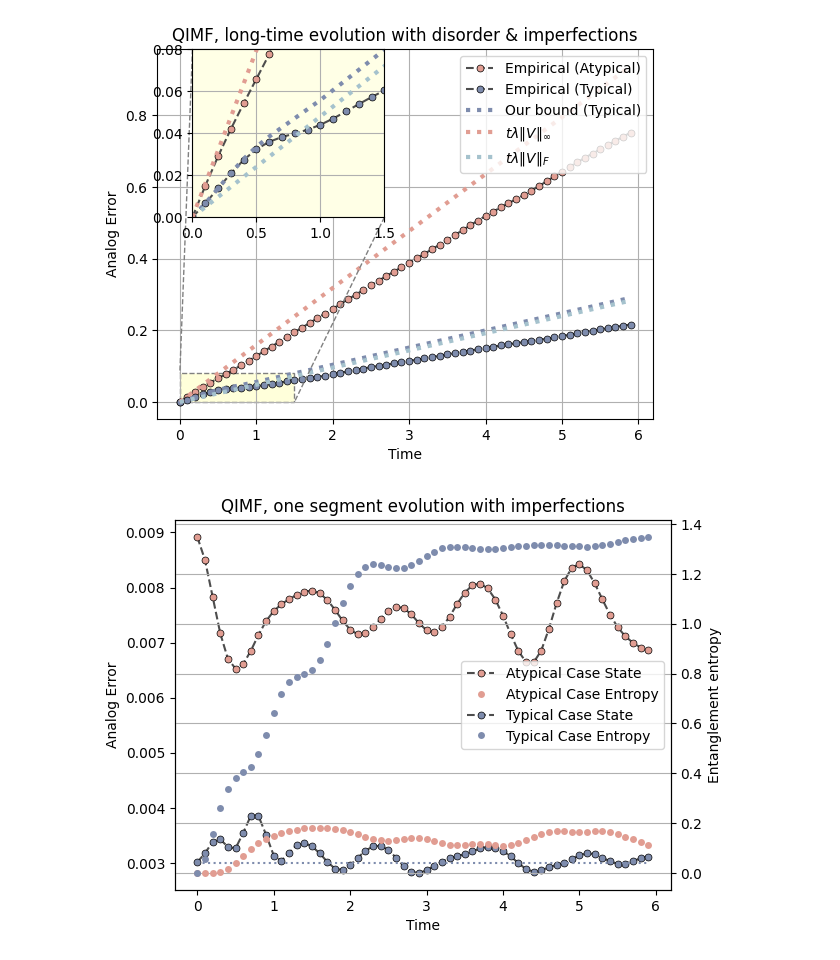
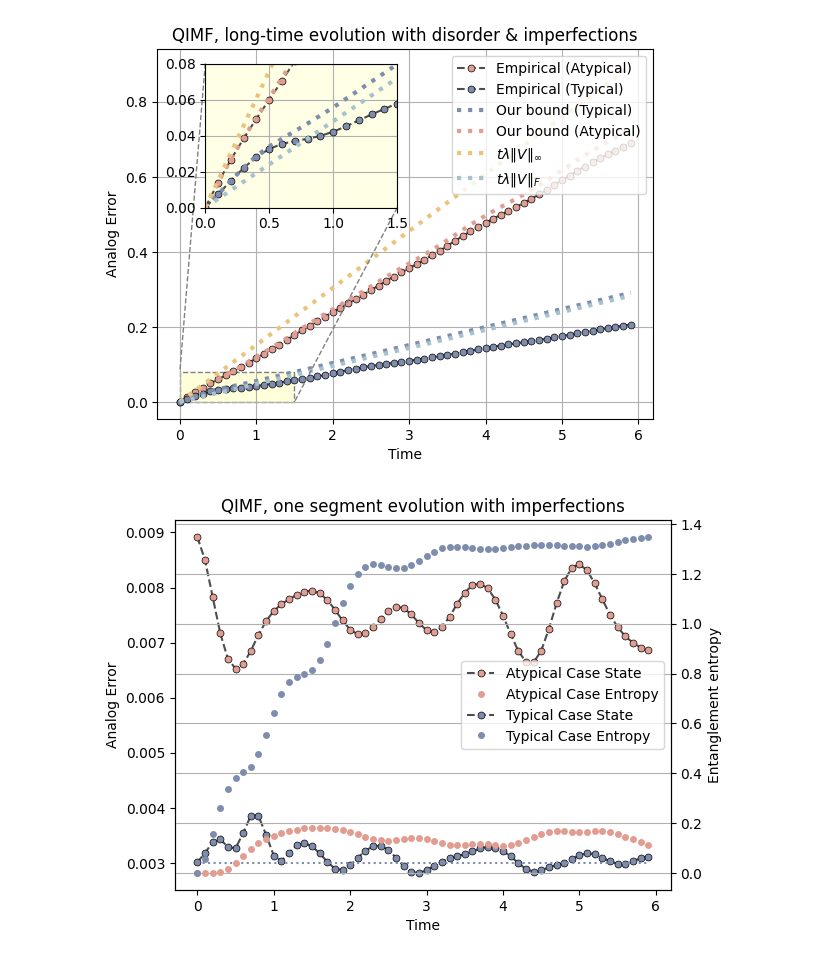
Before and after one commit to minidas/Entanglement-Induced-Resilience-of-Quantum-Dynamics, a Jupyter notebook: qitf_analog.ipynb, the cells around one changed output. Saved outputs shown, nothing was run; the diff lists cells and outputs as text; code cells hidden in the pictures.

```diff
--- a/qitf_analog.ipynb
+++ b/qitf_analog.ipynb
@@ -3,14 +3,14 @@ from qitf_model import *
 import numpy as np
 
 exact_model = QITFModel(hx=0.809,J=1)
-# analog_model = analog_QITF(exact_model,delta=0)
+# analog_model = analog_QITF(exact_model)
 
 import pickle
 
-# with open('./data/analog_model[i].pkl', 'wb') as f:
+# with open('./data/analog_model[di].pkl', 'wb') as f:
 #     pickle.dump(analog_model, f)
 
-with open('./data/analog_model[di].pkl', 'rb') as f:
+with open('./data/analog_model[d].pkl', 'rb') as f:
     analog_model = pickle.load(f)
 # %%
 initial_state = Statevector.from_label('0'*N).data  # Typical case state
@@ -19,8 +19,6 @@ fro_curve=[]
 spec_curve=[]
 V_fro = np.linalg.norm(analog_model.perm, 'fro')/sqrt(d)
 V_spec = np.linalg.norm(analog_model.perm, 2)
-for t in time:
-    spec_curve.append(t*V_spec)
 
 estimate_fro = 0
 U_int = exact_model.get_evolution_segment(segment_time=0.01)
@@ -32,6 +30,15 @@ for t in np.linspace(0,10,11):
         state = U_int @ state
 for t in range(50):
     fro_curve.append(fro_curve[-1]+0.1*V_fro)
+
+estimate_spec = 0
+initial_state = Statevector.from_label('+'*N).data  # Atypical case state
+state=initial_state
+for t in np.linspace(0,60,61):
+    spec_curve.append(estimate_spec)
+    for i in range(10):
+        estimate_spec += 0.01 * np.linalg.norm(analog_model.perm@state)
+        state = U_int @ state
 # %%
 initial_state=Statevector.from_label('+'*N).data
     # analog_model.plot_one_segment(initial_state, mfc='#66C999', label='Separable State')
@@ -44,39 +51,45 @@ analog_model.plot_long_time(initial_state, mfc='#7E8CAD', label='Empirical (Typi
 linear_curve=[]
 for t in time:
     linear_curve.append(t*V_fro)
+worst_curve =[]
+for t in time:
+    worst_curve.append(t*V_spec)
 
 plt.plot(time[:-1], fro_curve[:-1], color="#7E8CAD", linestyle='dotted', label='Our bound (Typical)',linewidth=3)
-plt.plot(time[:-1], spec_curve[:-1], color='#E19D92', linestyle='dotted', label=r'$t\lambda\|V\|_{\infty}$',linewidth=3)
+plt.plot(time[:-1], spec_curve[:-1], color="#E19D92", linestyle='dotted', label='Our bound (Atypical)',linewidth=3)
+plt.plot(time[:-1], worst_curve[:-1], color="#EAC47C", linestyle='dotted', label=r'$t\lambda\|V\|_{\infty}$',linewidth=3)
 plt.plot(time[:-1], linear_curve[:-1], color="#A5C2CD", linestyle='dotted', label=r'$t\lambda\|V\|_{F}$',linewidth=3)
 
 plt.xlabel('Time')
 plt.ylabel('Analog Error')
 # plt.ylim( top=0.3)
 plt.legend(loc=1)
 plt.title('QIMF, long-time evolution with disorder & imperfections')
 plt.grid()
 ax1=plt.gca()
 
 from mpl_toolkits.axes_grid1.inset_locator import mark_inset,BboxConnector
 
-ax2=plt.axes([0.18,0.53,0.3,0.35])
+ax2=plt.axes([0.2,0.55,0.3,0.3])
 ax2.set_xlim(0,1.5)
 ax2.set_ylim(0,0.08)
 ax2.set_facecolor("#ffffe6")
 
-analog_model.plot_long_time(initial_state, mfc='#7E8CAD',label='Typical Case State')
+analog_model.plot_long_time(initial_state, mfc='#7E8CAD',label='Empirical (Typical)')
 plt.plot(time[:-1], fro_curve[:-1], color='#7E8CAD', linestyle='dotted', linewidth=3)
 plt.plot(time[:-1], linear_curve[:-1], color="#A5C2CD", linestyle='dotted', linewidth=3)
 initial_state = Statevector.from_label('+'*N).data  # Atypical case state
 analog_model.plot_long_time(initial_state, mfc="#E19D92", label='Atypical Case State')
-plt.plot(time[:-1], spec_curve[:-1], color='#E19D92', linestyle='dotted', linewidth=3)
+plt.plot(time[:-1], spec_curve[:-1], color="#E19D92", linestyle='dotted', label='Our bound (Atypical)',linewidth=3)
+plt.plot(time[:-1], worst_curve[:-1], color="#EAC47C", linestyle='dotted', label=r'$t\lambda\|V\|_{\infty}$',linewidth=3)
+
 plt.grid()
 # plt.tight_layout()
 mark_inset(ax1, ax2, loc1=2, loc2=4, fc="#ffffda", ec="0.5",linestyle='dashed')
 plt.savefig('./Figures/long-time[di,c=1].pdf', bbox_inches='tight',dpi=600)
 plt.show()
 # %% [output]
-[figure, old version]
+[figure, new version]
 # %%
 from entropy import entropy_data
 import matplotlib.pyplot as plt
```
Also changed, not shown: 1 other file.
